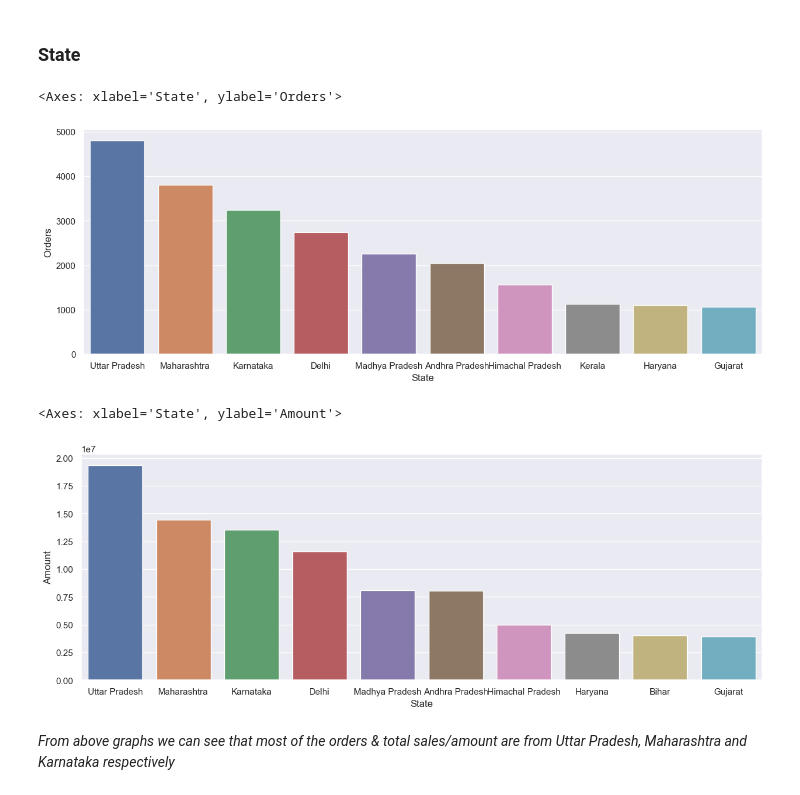
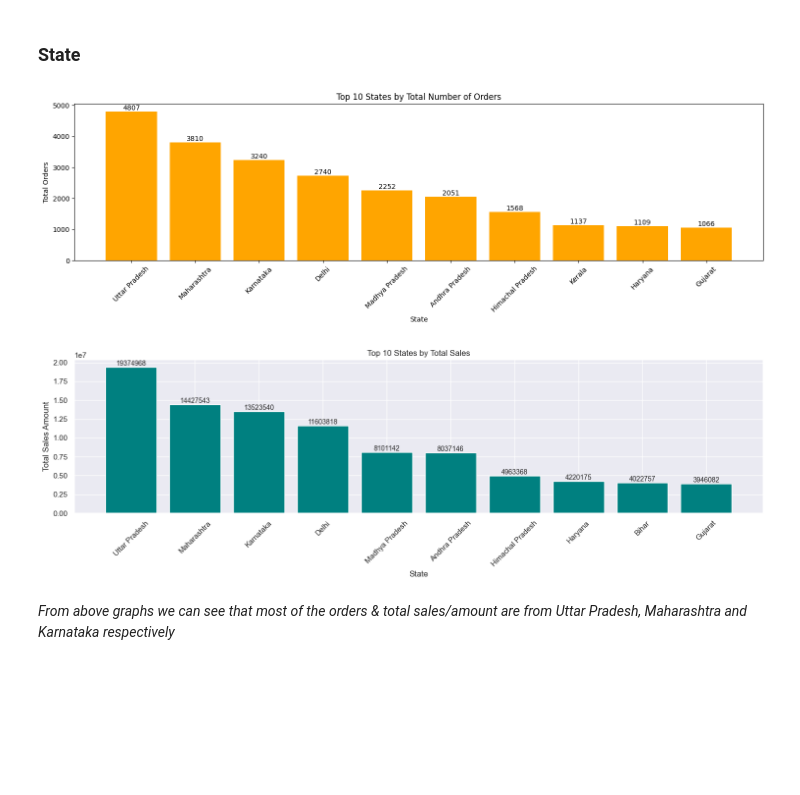
Before and after one commit to gurleenkaur0703/Exploratory-Data-Analysis, a Jupyter notebook: Christmas sales data analysis.ipynb, the cells around one changed output. Drawn from its saved outputs; the diff is of its cells as text; code cells hidden in the pictures; blank space fills up the shorter version.

```diff
--- a/Christmas sales data analysis.ipynb
+++ b/Christmas sales data analysis.ipynb
@@ -8,7 +8,7 @@ import matplotlib.pyplot as plt # visualizing data
 import seaborn as sns
 # %%
 # import csv file
-df = pd.read_csv(r'C:\Users\kaurg\Downloads\Exploratory Data Analysis\Christmas sales data analysis.csv', encoding= 'unicode_escape')
+df = pd.read_csv(r'C:\Users\kaurg\Downloads\Exploratory-Data-Analysis\Christmas sales data analysis.csv', encoding= 'unicode_escape')
 # %%
 df.shape
 # %% [output]
@@ -159,6 +213,22 @@ for bars in ax.containers:
 # %%
-# Total Amount vs Age Group
+# Prepare the data
 sales_age = df.groupby(['Age Group'], as_index=False)['Amount'].sum().sort_values(by='Amount', ascending=False)
 
-sns.barplot(x = 'Age Group',y= 'Amount' ,data = sales_age)
+# Plot
+plt.figure(figsize=(8, 6))
+bars = plt.bar(sales_age['Age Group'], sales_age['Amount'], color='cornflowerblue')
+
+# Add value labels on top of each bar
+for bar in bars:
+    height = bar.get_height()
+    plt.text(bar.get_x() + bar.get_width() / 2, height, f'{height:.0f}',
+             ha='center', va='bottom', fontsize=10)
+
+# Add labels and title
+plt.xlabel('Age Group')
+plt.ylabel('Total Amount')
+plt.title('Total Amount vs Age Group')
+plt.xticks(rotation=45)
+plt.tight_layout()
+plt.show()
 # %% [output]
@@ -169,25 +238,51 @@ sns.barplot(x = 'Age Group',y= 'Amount' ,data = sales_age)
 # %% [markdown]
 ### State
 # %%
-# total number of orders from top 10 states
-
+# Prepare data
 sales_state = df.groupby(['State'], as_index=False)['Orders'].sum().sort_values(by='Orders', ascending=False).head(10)
 
-sns.set(rc={'figure.figsize':(15,5)})
-sns.barplot(data = sales_state, x = 'State',y= 'Orders')
+# Plot
+plt.figure(figsize=(15, 5))
+bars = plt.bar(sales_state['State'], sales_state['Orders'], color='orange')
+
+# Add labels on top of each bar
+for bar in bars:
+    height = bar.get_height()
+    plt.text(bar.get_x() + bar.get_width() / 2, height, str(height),
+             ha='center', va='bottom', fontsize=10)
+
+# Add labels and title
+plt.xlabel('State')
+plt.ylabel('Total Orders')
+plt.title('Top 10 States by Total Number of Orders')
+plt.xticks(rotation=45)
+plt.tight_layout()
+plt.show()
 # %% [output]
-<Axes: xlabel='State', ylabel='Orders'>
-[figure, old version]
+[figure, new version]
 # %%
-# total amount/sales from top 10 states
-
+# Prepare the data
 sales_state = df.groupby(['State'], as_index=False)['Amount'].sum().sort_values(by='Amount', ascending=False).head(10)
 
-sns.set(rc={'figure.figsize':(15,5)})
-sns.barplot(data = sales_state, x = 'State',y= 'Amount')
+# Plot
+plt.figure(figsize=(15, 5))
+bars = plt.bar(sales_state['State'], sales_state['Amount'], color='teal')
+
+# Add value labels on top of bars
+for bar in bars:
+    height = bar.get_height()
+    plt.text(bar.get_x() + bar.get_width()/2, height, f'{height:.0f}',
+             ha='center', va='bottom', fontsize=10)
+
+# Add axis labels and title
+plt.xlabel('State')
+plt.ylabel('Total Sales Amount')
+plt.title('Top 10 States by Total Sales')
+plt.xticks(rotation=45)
+plt.tight_layout()
+plt.show()
 # %% [output]
-<Axes: xlabel='State', ylabel='Amount'>
-[figure, old version]
+[figure, new version]
 # %% [markdown]
 *From above graphs we can see that most of the orders & total sales/amount are from Uttar Pradesh, Maharashtra and Karnataka respectively*
 # %% [markdown]
```
Also changed, not shown: parts of 13 cells of this notebook.
